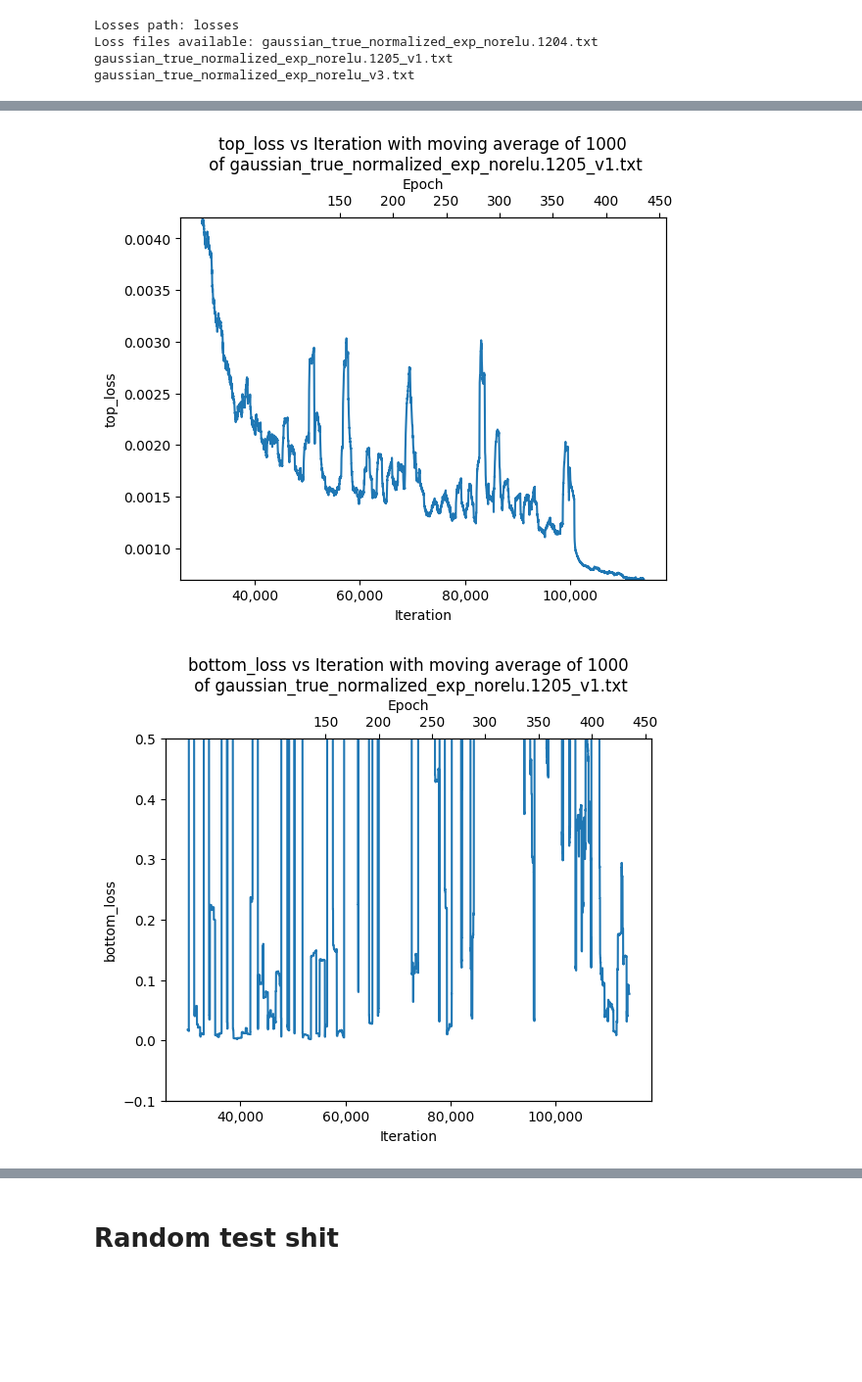
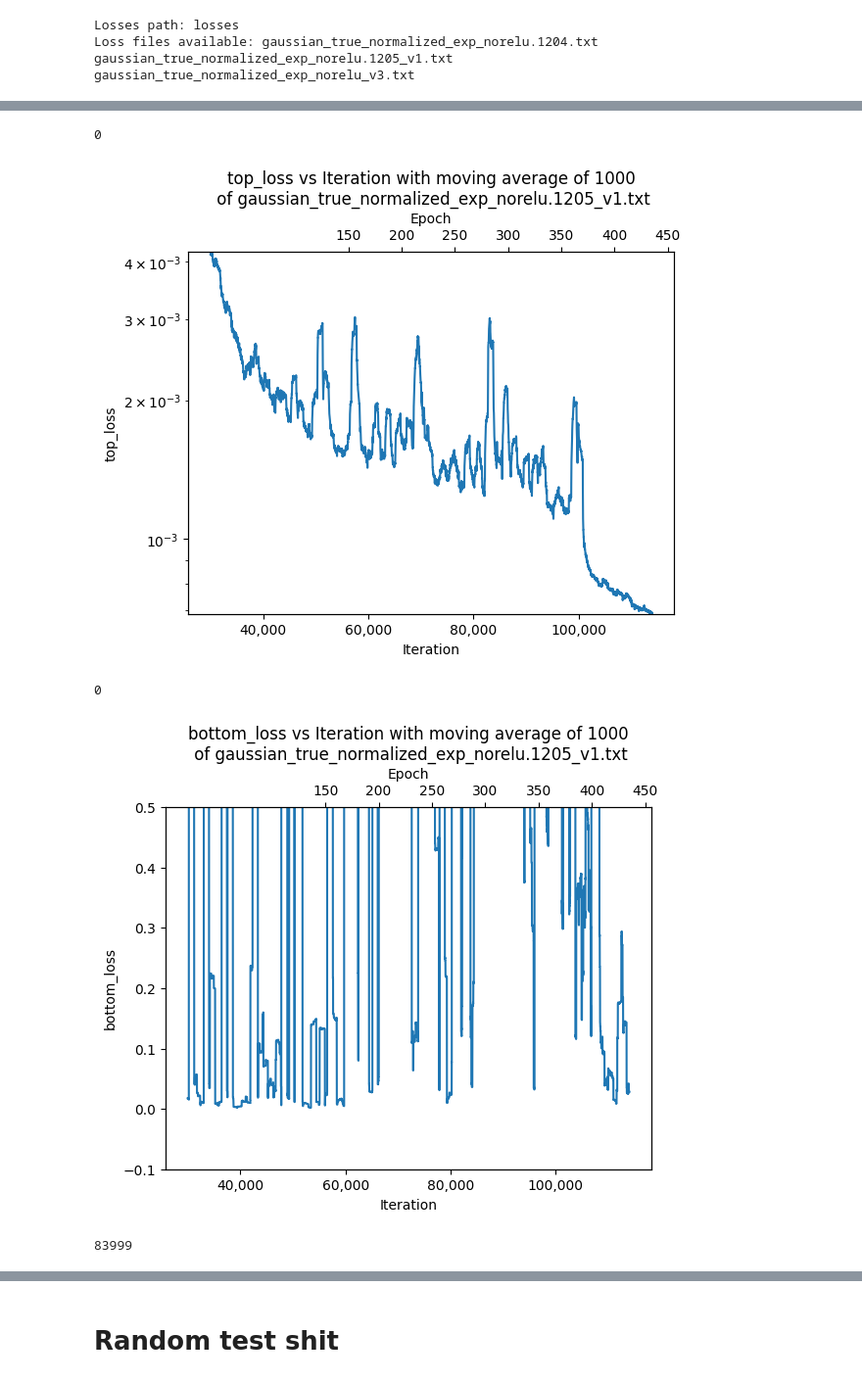
Before and after one commit to jykim256/polish-pub-cs101, a Jupyter notebook: colab.ipynb, the cells around one changed output, grey strips where cells are left out. Shown at 98% size. Cells and saved outputs as stored; diff of their text form; code cells hidden in the pictures; blank space fills up the shorter version.

```diff
--- a/colab.ipynb
+++ b/colab.ipynb
@@ -113,12 +113,16 @@ plt.show()
 subject = "top_loss"
 
 
-def show_loss_parts(subject, start_iter, data=data, psnr_idxs=psnr_idxs, ylims=None):
+def show_loss_parts(subject, start_iter, data=data, psnr_idxs=psnr_idxs, ylims=None, log=False):
     num_training_imgs = 8000
     iterations2epoch = num_training_imgs / 32  # 4 is the batch size
     psnrsss = np.array([data[i]["psnr"] for i in psnr_idxs])
     iters = [i for i in data.keys() if subject in data[i] and i > start_iter]
     extracted_data = [data[i][subject] for i in iters]
+    if log:
+        smallest = np.min(extracted_data)
+        if smallest < 0:
+            extracted_data = [data[i][subject] + abs(smallest) + + 1e-10 for i in iters]
     n_moving_average = 1000
     extracted_moving_average = [
         np.mean(extracted_data[i : i + n_moving_average])
@@ -126,44 +130,52 @@ def show_loss_parts(subject, start_iter, data=data, psnr_idxs=psnr_idxs, ylims=N
     ]
     iters = iters[:-n_moving_average]
 
+    print(sum([x < 0 for x in extracted_moving_average]))
+
     plt.plot(iters, extracted_moving_average)
     # label axes
     plt.xlabel("Iteration")
     plt.ylabel(f"{subject}")
     # set y axes as logarithmic
-    # plt.yscale("log")
+    if log:
+        plt.yscale("log")
+
+
     # set title
     plt.title(
         f"{subject} vs Iteration with moving average of {n_moving_average}\n of {loss_path}"
     )
     # put commas in the x axis
     plt.gca().get_xaxis().set_major_formatter(
         plt.FuncFormatter(lambda x, loc: "{:,}".format(int(x)))
     )
     # set another x axis
     ax2 = plt.twiny()
     # set the x axis to be the first one divided by 8000 but with the same ticks
     ax2.set_xticks(
         [
             psnr_idx / iterations2epoch
             for psnr_idx in iters
             if psnr_idx % iterations2epoch == 0
             and (psnr_idx // iterations2epoch) % 50 == 0
         ]
     )
     ax2.set_xlim(0, (list(iters)[-1] / iterations2epoch))
     if ylims:
         ax2.set_ylim(ylims[0], ylims[1])
     else:
-        ax2.set_ylim(np.min(extracted_moving_average) * 1.1, np.max(extracted_moving_average) * 1.1)
+        ax2.set_ylim(np.min(extracted_moving_average), np.max(extracted_moving_average))
     # set the x axis label
     ax2.set_xlabel("Epoch")
     plt.show()
 
 
-show_loss_parts("top_loss", start_iter=30000)
+show_loss_parts("top_loss", start_iter=30000, log=True)
 show_loss_parts("bottom_loss", start_iter=30000, ylims=[-0.1, 0.5])
-show_loss_parts("coef_loss", start_iter=30000)
+show_loss_parts("coef_loss", start_iter=30000, log=True)
 # %% [output]
+0
-[figure, old version]
+[figure, new version]
+0
 [figure]
+83999
```
Also changed, not shown: parts of 3 cells of this notebook, 1 other file.
